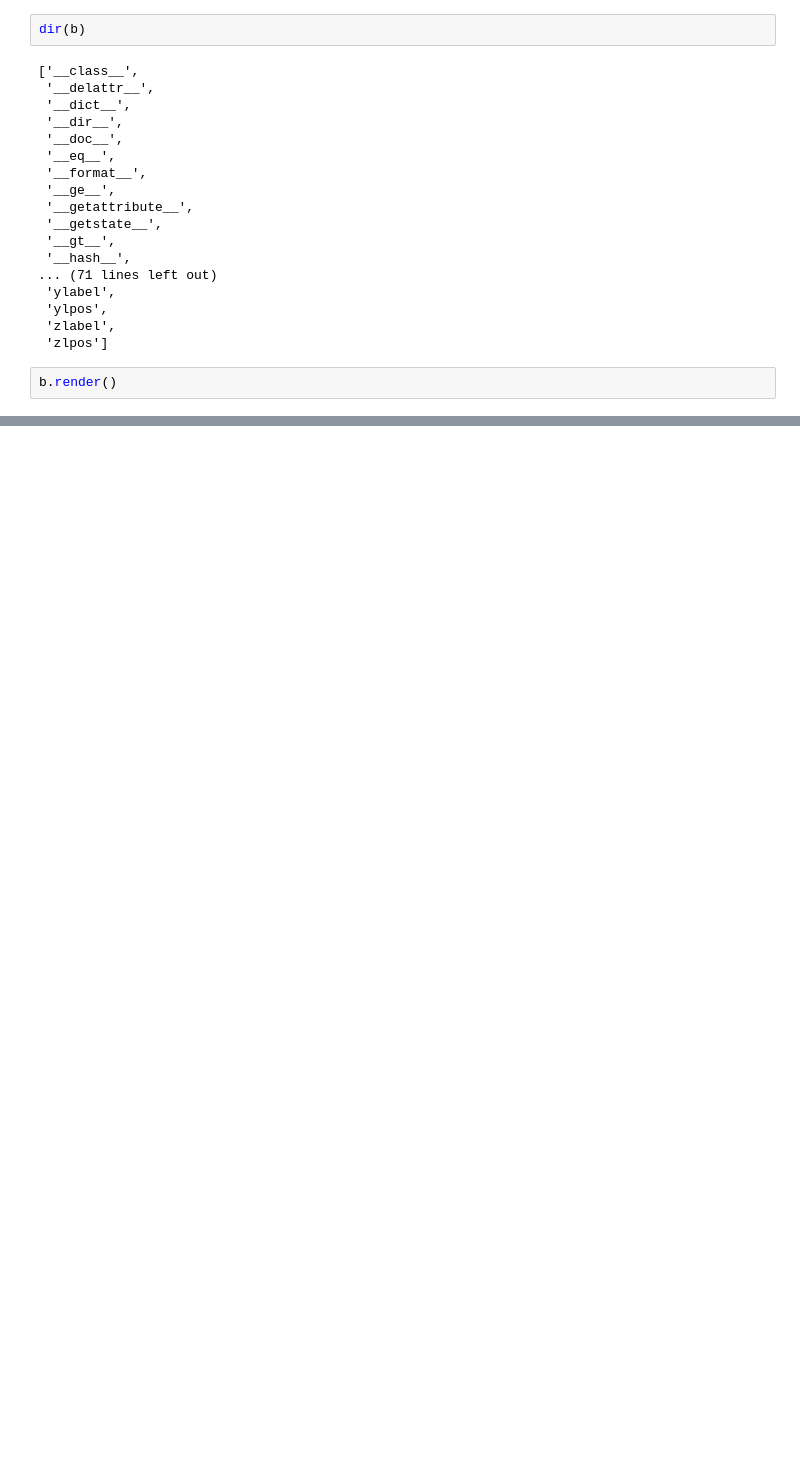
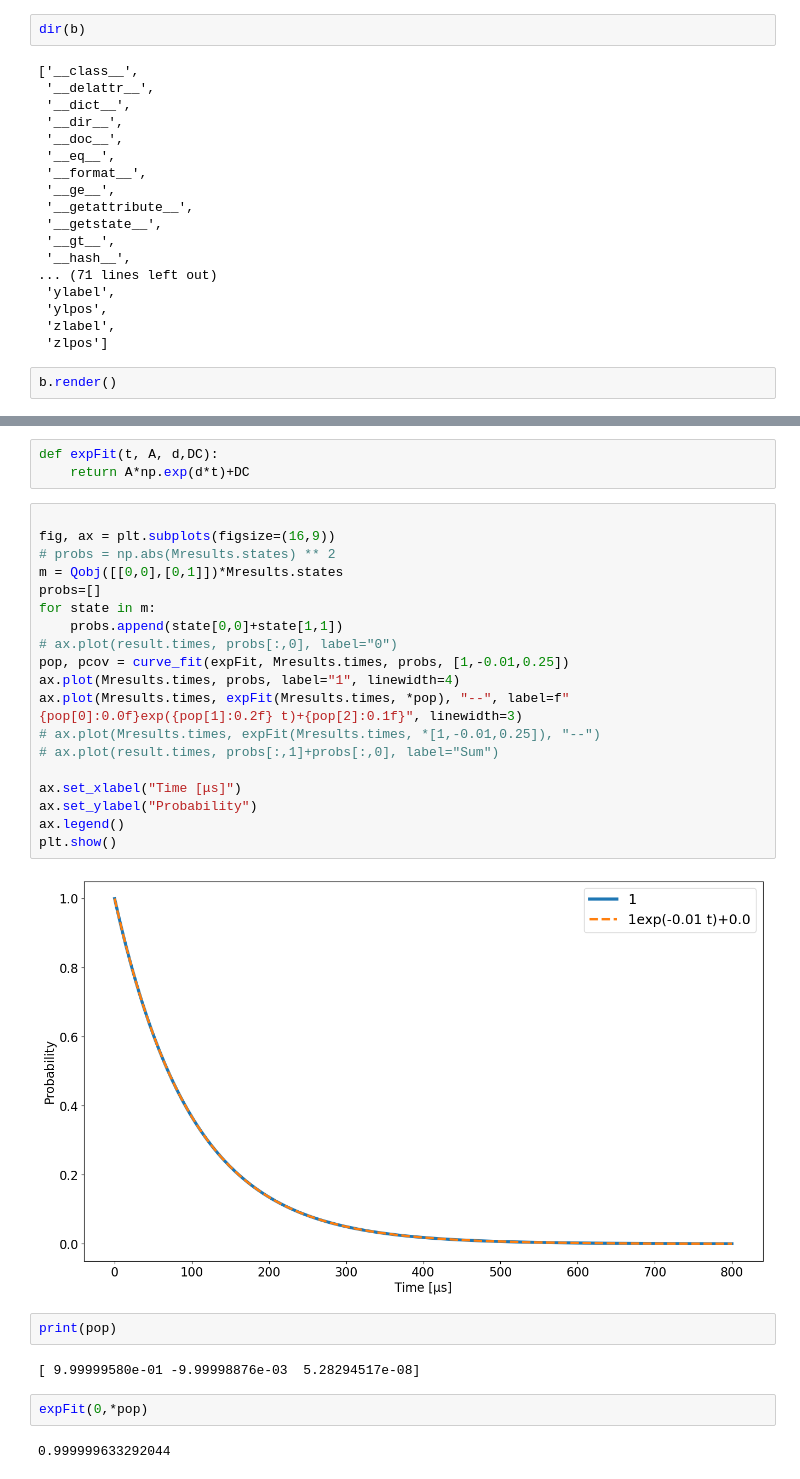
Before and after one commit to ZakEspley/TLS-Intro, a Jupyter notebook: QuTIP/DualField.ipynb, the cells around one changed output, grey strips where cells are left out. Cells and saved outputs as stored; diff of their text form; blank space fills up the shorter version.

```diff
--- a/QuTIP/DualField.ipynb
+++ b/QuTIP/DualField.ipynb
@@ -230,0 +266,32 @@ b.render()
+# %%
+def expFit(t, A, d,DC):
+    return A*np.exp(d*t)+DC
+# %%
+
+fig, ax = plt.subplots(figsize=(16,9))
+# probs = np.abs(Mresults.states) ** 2
+m = Qobj([[0,0],[0,1]])*Mresults.states
+probs=[]
+for state in m:
+    probs.append(state[0,0]+state[1,1])
+# ax.plot(result.times, probs[:,0], label="0")
+pop, pcov = curve_fit(expFit, Mresults.times, probs, [1,-0.01,0.25])
+ax.plot(Mresults.times, probs, label="1", linewidth=4)
+ax.plot(Mresults.times, expFit(Mresults.times, *pop), "--", label=f"{pop[0]:0.0f}exp({pop[1]:0.2f} t)+{pop[2]:0.1f}", linewidth=3)
+# ax.plot(Mresults.times, expFit(Mresults.times, *[1,-0.01,0.25]), "--")
+# ax.plot(result.times, probs[:,1]+probs[:,0], label="Sum")
+
+ax.set_xlabel("Time [μs]")
+ax.set_ylabel("Probability")
+ax.legend()
+plt.show()
+# %% [output]
+[figure, added]
+# %%
+print(pop)
+# %% [output]
+[ 9.99999580e-01 -9.99998876e-03  5.28294517e-08]
+# %%
+expFit(0,*pop)
+# %% [output]
+0.999999633292044
```
Also changed, not shown: parts of 38 cells of this notebook.
